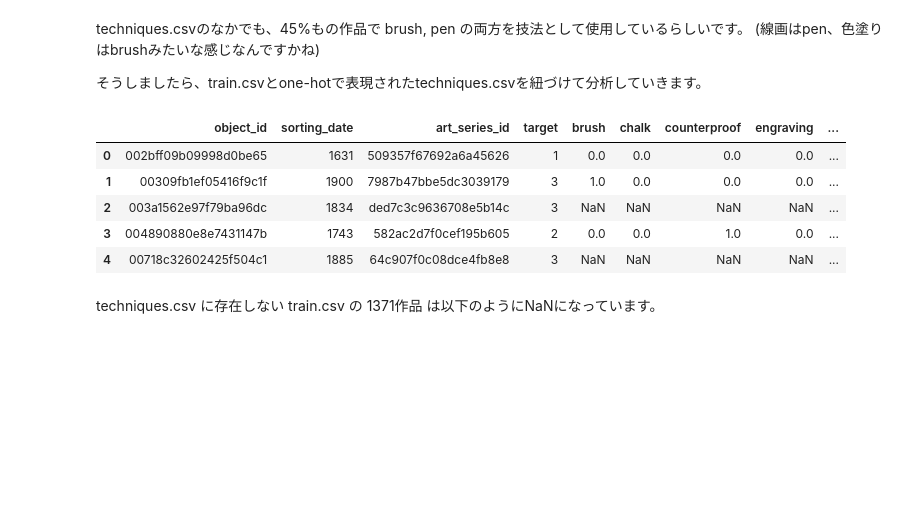
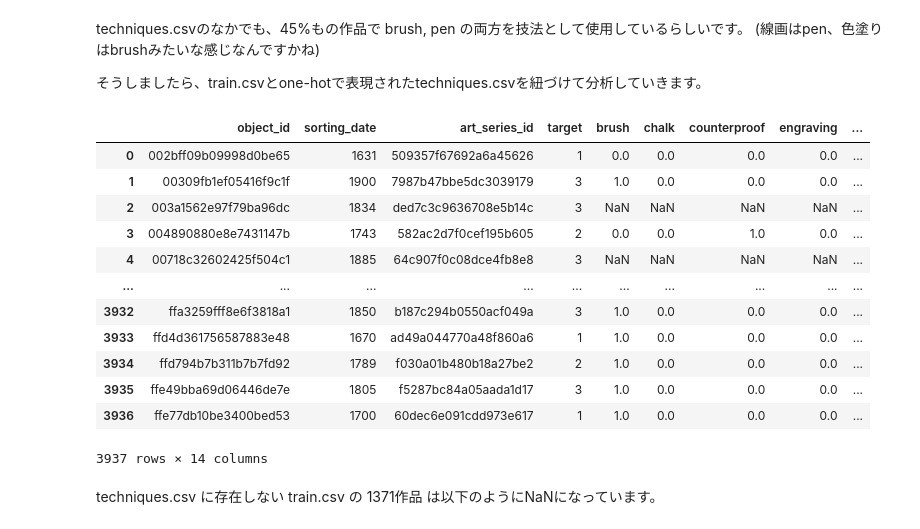
Before and after one commit to junprog/atmaCup11, a Jupyter notebook: EDA_material_technique.ipynb, the cells around one changed output. Saved outputs shown, nothing was run; the diff lists cells and outputs as text; code cells hidden in the pictures; blank space fills up the shorter version.

```diff
--- a/EDA_material_technique.ipynb
+++ b/EDA_material_technique.ipynb
@@ -26,7 +26,7 @@ from PIL import Image
 import glob
 # %%
 # pandas データフレーム 読み込み
-DATA_DIR = 'C:/Users/Junya/Desktop/dataset_atmaCup11'
+DATA_DIR = '/home/junya/Documents/dataset_atmaCup11'
 
 train_df = pd.read_csv(os.path.join(DATA_DIR, 'train.csv'))
 mate_df = pd.read_csv(os.path.join(DATA_DIR, 'materials.csv'))
@@ -342,14 +336,21 @@ techniques.csvのなかでも、45%もの作品で brush, pen の両方を技法
 そうしましたら、train.csvとone-hotで表現されたtechniques.csvを紐づけて分析していきます。
 # %%
 unit_tech_df = train_df.merge(one_hot_tech, on='object_id', how='left')
-unit_tech_df.head()
+unit_tech_df
 # %% [output]
 |  | object_id | sorting_date | art_series_id | target | brush | chalk | counterproof | engraving | ... |
 | 0 | 002bff09b09998d0be65 | 1631 | 509357f67692a6a45626 | 1 | 0.0 | 0.0 | 0.0 | 0.0 | ... |
 | 1 | 00309fb1ef05416f9c1f | 1900 | 7987b47bbe5dc3039179 | 3 | 1.0 | 0.0 | 0.0 | 0.0 | ... |
 | 2 | 003a1562e97f79ba96dc | 1834 | ded7c3c9636708e5b14c | 3 | NaN | NaN | NaN | NaN | ... |
 | 3 | 004890880e8e7431147b | 1743 | 582ac2d7f0cef195b605 | 2 | 0.0 | 0.0 | 1.0 | 0.0 | ... |
 | 4 | 00718c32602425f504c1 | 1885 | 64c907f0c08dce4fb8e8 | 3 | NaN | NaN | NaN | NaN | ... |
+| ... | ... | ... | ... | ... | ... | ... | ... | ... | ... |
+| 3932 | ffa3259fff8e6f3818a1 | 1850 | b187c294b0550acf049a | 3 | 1.0 | 0.0 | 0.0 | 0.0 | ... |
+| 3933 | ffd4d361756587883e48 | 1670 | ad49a044770a48f860a6 | 1 | 1.0 | 0.0 | 0.0 | 0.0 | ... |
+| 3934 | ffd794b7b311b7b7fd92 | 1789 | f030a01b480b18a27be2 | 2 | 1.0 | 0.0 | 0.0 | 0.0 | ... |
+| 3935 | ffe49bba69d06446de7e | 1805 | f5287bc84a05aada1d17 | 3 | 1.0 | 0.0 | 0.0 | 0.0 | ... |
+| 3936 | ffe77db10be3400bed53 | 1700 | 60dec6e091cdd973e617 | 1 | 1.0 | 0.0 | 0.0 | 0.0 | ... |
+3937 rows × 14 columns
 # %% [markdown]
 techniques.csv に存在しない train.csv の 1371作品 は以下のようにNaNになっています。
 # %%
```
Also changed, not shown: parts of 3 cells of this notebook, 5 other files.
